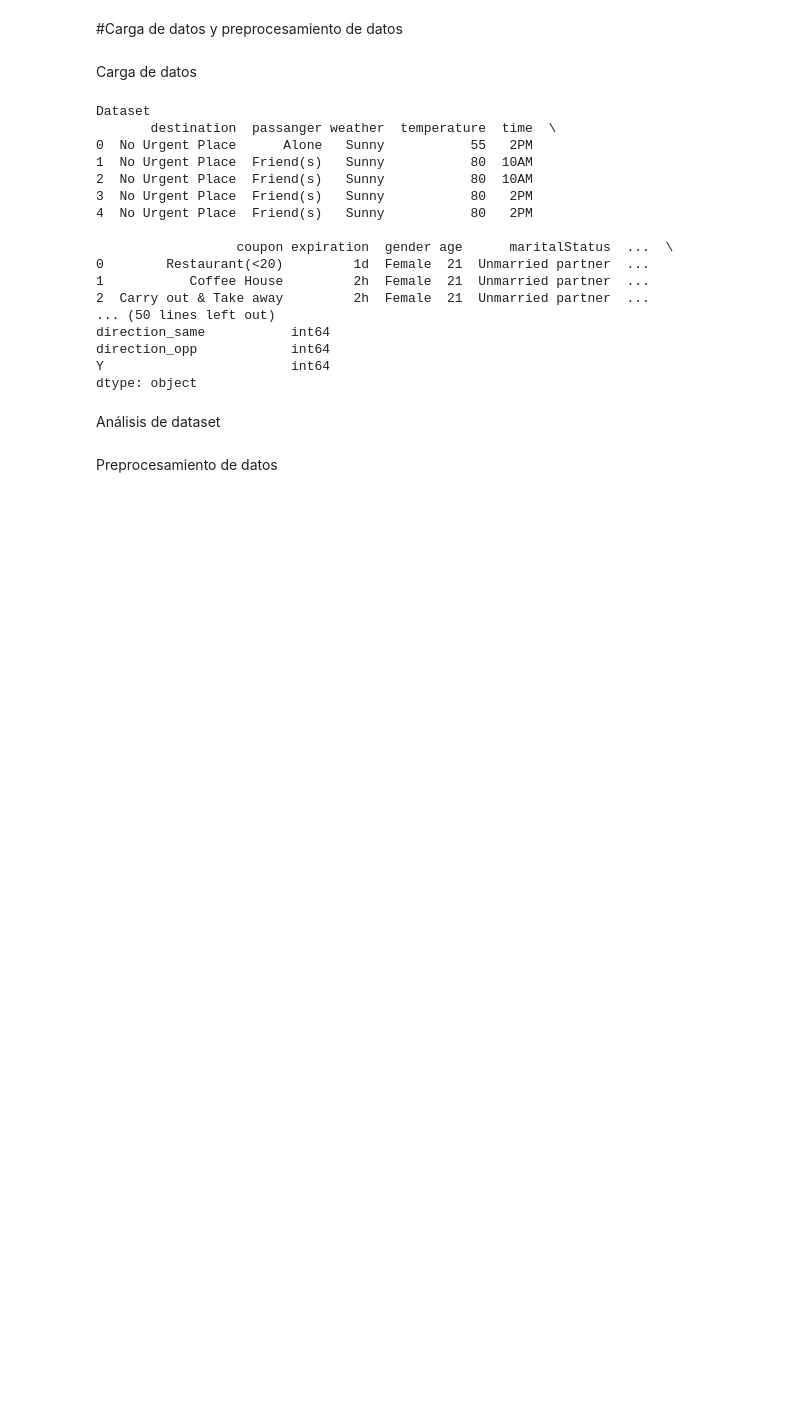
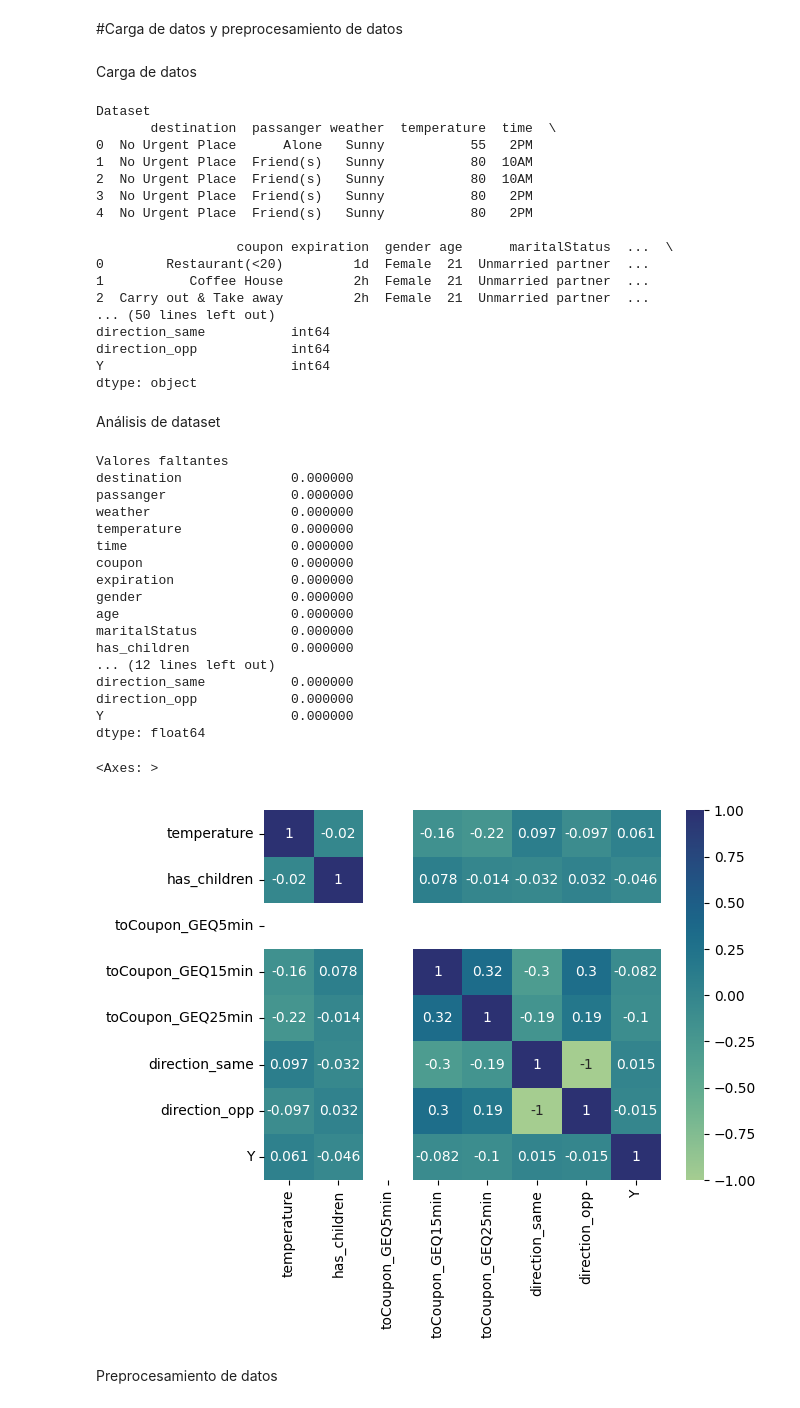
Before and after one commit to echovl/in-vehicle-coupon-recommendation, a Jupyter notebook: Código_Final_ML.ipynb, the cells around one changed output. Cells and saved outputs as stored; diff of their text form; code cells hidden in the pictures; blank space fills up the shorter version.

```diff
--- a/Código_Final_ML.ipynb
+++ b/Código_Final_ML.ipynb
@@ -42,17 +43,34 @@ Análisis de dataset
 # %%
 # Analisis del dataset
 
 # Calculamos el porcentaje de valores faltantes
 missing_values = 100 * dataset.isna().sum() / len(dataset)
 
 print("Valores faltantes")
 print(missing_values)
 
 # Calculamos la matrix de correlacion de nuestro dataset
-corr = dataset.corr(numeric_only=True)
-
-print("Matriz de correlacion")
-print(corr)
+sns.heatmap(dataset.corr(numeric_only=True), annot=True, cmap="crest")
+# %% [output]
+Valores faltantes
+destination              0.000000
+passanger                0.000000
+weather                  0.000000
+temperature              0.000000
+time                     0.000000
+coupon                   0.000000
+expiration               0.000000
+gender                   0.000000
+age                      0.000000
+maritalStatus            0.000000
+has_children             0.000000
+... (12 lines left out)
+direction_same           0.000000
+direction_opp            0.000000
+Y                        0.000000
+dtype: float64
+<Axes: >
+[figure, added]
 # %% [markdown]
 Preprocesamiento de datos
 # %%
```
Also changed, not shown: parts of 49 cells of this notebook, 1 other file.
